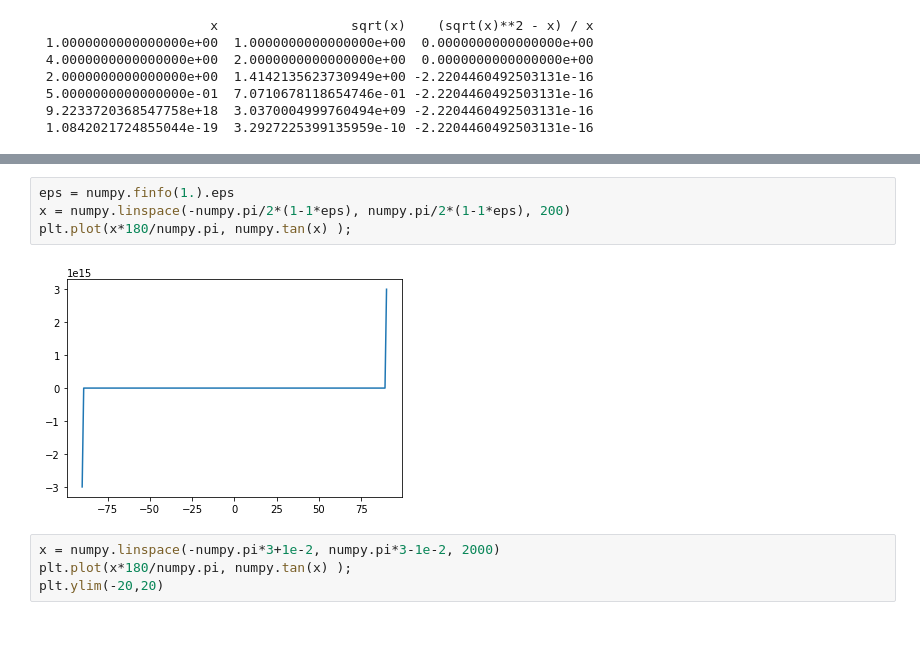
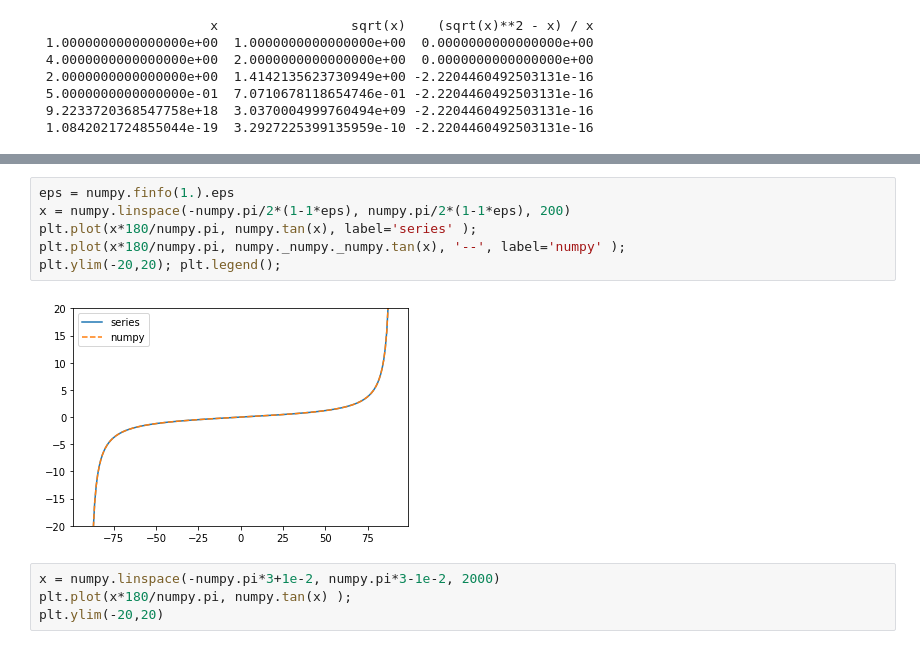
Before and after one commit to jr3cermak/numpypi, a Jupyter notebook: Demo numpi_series.ipynb, the cells around one changed output, grey strips where cells are left out. Saved outputs shown, nothing was run; the diff lists cells and outputs as text.

```diff
--- a/Demo numpi_series.ipynb
+++ b/Demo numpi_series.ipynb
@@ -83,9 +84,11 @@ for i in range(len(x)):
 # %%
 eps = numpy.finfo(1.).eps
 x = numpy.linspace(-numpy.pi/2*(1-1*eps), numpy.pi/2*(1-1*eps), 200)
-plt.plot(x*180/numpy.pi, numpy.tan(x) );
+plt.plot(x*180/numpy.pi, numpy.tan(x), label='series' );
+plt.plot(x*180/numpy.pi, numpy._numpy._numpy.tan(x), '--', label='numpy' );
+plt.ylim(-20,20); plt.legend();
 # %% [output]
-[figure, old version]
+[figure, new version]
 # %%
 x = numpy.linspace(-numpy.pi*3+1e-2, numpy.pi*3-1e-2, 2000)
 plt.plot(x*180/numpy.pi, numpy.tan(x) );
```
Also changed, not shown: parts of 5 cells of this notebook, 2 other files.
